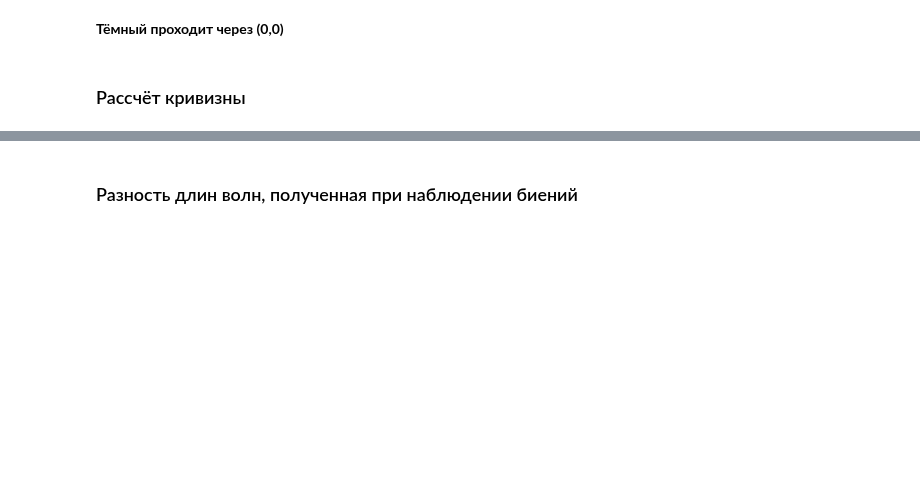
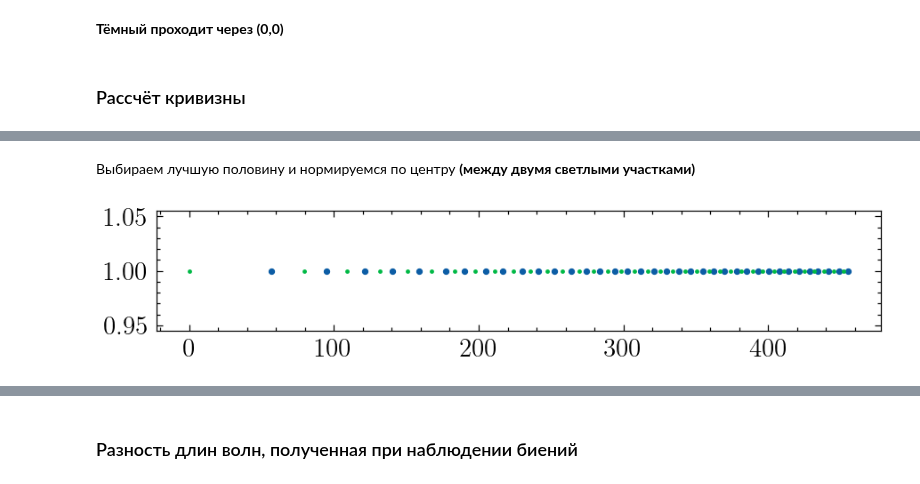
Before and after one commit to gleblug/experiment-automation, a Jupyter notebook: 4.2.1-hewton-rings/measurements.ipynb, the cells around one changed output, grey strips where cells are left out. Saved outputs shown, nothing was run; the diff lists cells and outputs as text; code cells hidden in the pictures; blank space fills up the shorter version.

```diff
--- a/4.2.1-hewton-rings/measurements.ipynb
+++ b/4.2.1-hewton-rings/measurements.ipynb
@@ -87,0 +134,22 @@ R = 12.7 +- 0.9 мм
+# %% [markdown]
+Выбираем лучшую половину и нормируемся по центру **(между двумя светлыми участками)**
+# %%
+half_peaks = peaks[13:]
+half_lows = lows[13:]
+half_lows[0] = (half_peaks[1] + half_peaks[0]) / 2
+half_peaks = half_peaks[1:]
+
+# нормировка
+real_dist = 2*(482-424)*k[0] # мкм
+idx_dist = 786 - 526
+step = real_dist / idx_dist
+start = half_lows[0]
+half_peaks = (half_peaks - start) * step
+half_lows = (half_lows - start) * step
+
+plt.figure(figsize=(6,1))
+plt.scatter(half_peaks, np.ones(len(half_peaks)), s=4)
+plt.scatter(half_lows, np.ones(len(half_lows)), s=1)
+plt.show()
+# %% [output]
+[figure, added]
```
Also changed, not shown: parts of 26 cells of this notebook, 8 other files.
